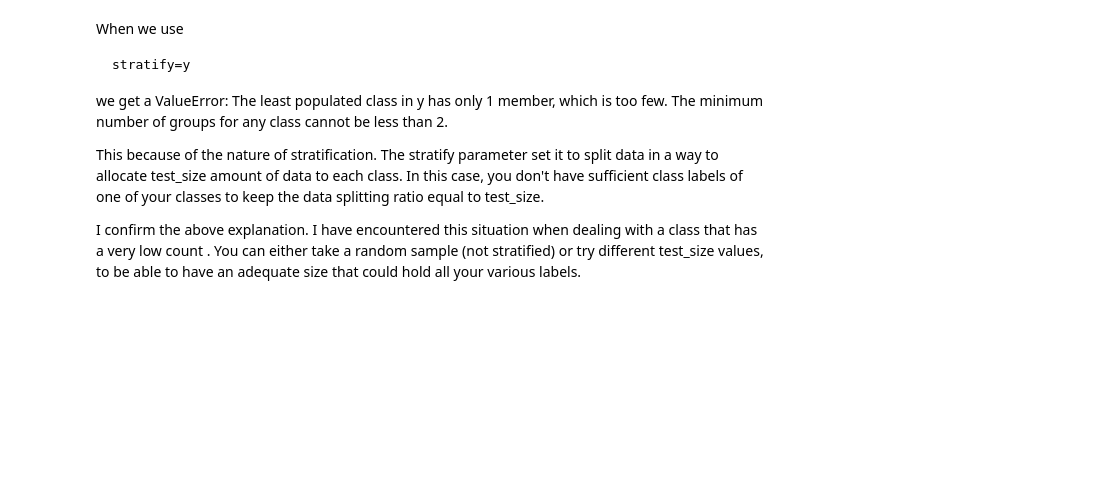
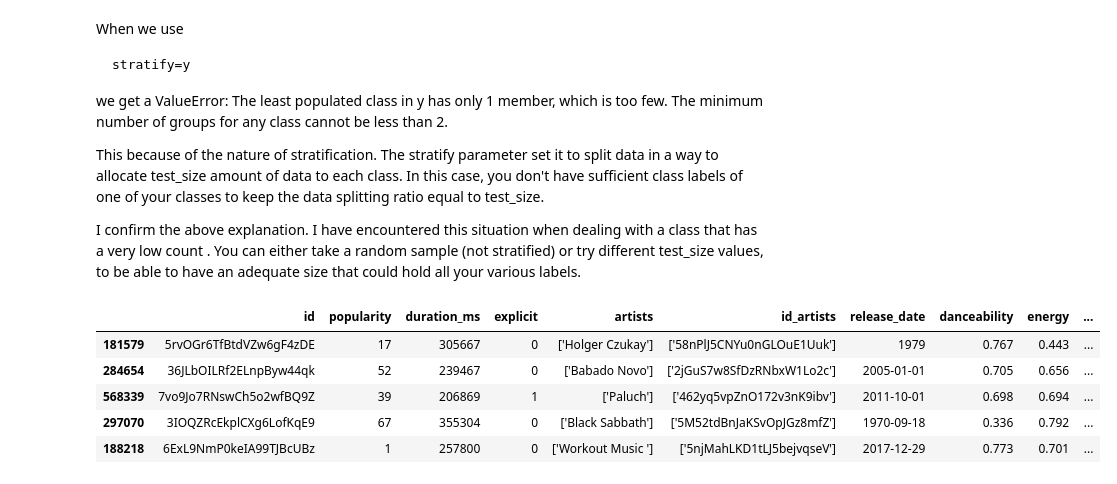
Before and after one commit to ShahiW/moosic, a Jupyter notebook: EDA Datasets/03_spotify-dataset-660k.ipynb, the cells around one changed output. Drawn from its saved outputs; the diff is of its cells as text; code cells hidden in the pictures; blank space fills up the shorter version.

```diff
--- a/EDA Datasets/03_spotify-dataset-660k.ipynb
+++ b/EDA Datasets/03_spotify-dataset-660k.ipynb
@@ -122,3 +294,13 @@ we get a ValueError: The least populated class in y has only 1 member, which is
 This because of the nature of stratification. The stratify parameter set it to split data in a way to allocate test_size amount of data to each class. In this case, you don't have sufficient class labels of one of your classes to keep the data splitting ratio equal to test_size.
 
 I confirm the above explanation. I have encountered this situation when dealing with a class that has a very low count . You can either take a random sample (not stratified) or try different test_size values, to be able to have an adequate size that could hold all your various labels.
+# %%
+# make new dataframe for EDA
+X_train.head()
+# %% [output]
+|  | id | popularity | duration_ms | explicit | artists | id_artists | release_date | danceability | energy | ... |
+| 181579 | 5rvOGr6TfBtdVZw6gF4zDE | 17 | 305667 | 0 | ['Holger Czukay'] | ['58nPlJ5CNYu0nGLOuE1Uuk'] | 1979 | 0.767 | 0.443 | ... |
+| 284654 | 36JLbOILRf2ELnpByw44qk | 52 | 239467 | 0 | ['Babado Novo'] | ['2jGuS7w8SfDzRNbxW1Lo2c'] | 2005-01-01 | 0.705 | 0.656 | ... |
+| 568339 | 7vo9Jo7RNswCh5o2wfBQ9Z | 39 | 206869 | 1 | ['Paluch'] | ['462yq5vpZnO172v3nK9ibv'] | 2011-10-01 | 0.698 | 0.694 | ... |
+| 297070 | 3IOQZRcEkplCXg6LofKqE9 | 67 | 355304 | 0 | ['Black Sabbath'] | ['5M52tdBnJaKSvOpJGz8mfZ'] | 1970-09-18 | 0.336 | 0.792 | ... |
+| 188218 | 6ExL9NmP0keIA99TJBcUBz | 1 | 257800 | 0 | ['Workout Music '] | ['5njMahLKD1tLJ5bejvqseV'] | 2017-12-29 | 0.773 | 0.701 | ... |
```
Also changed, not shown: parts of 19 cells of this notebook.
